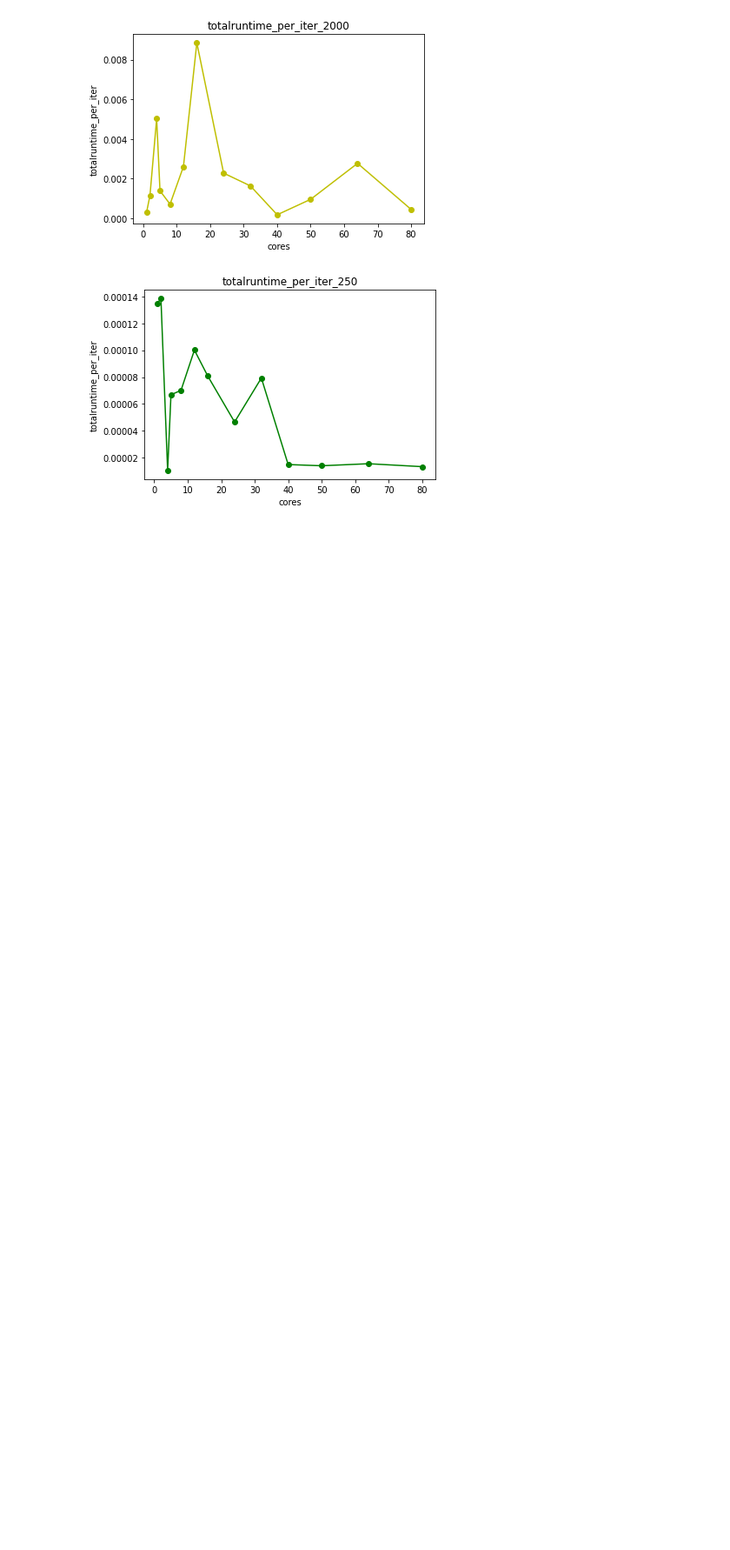
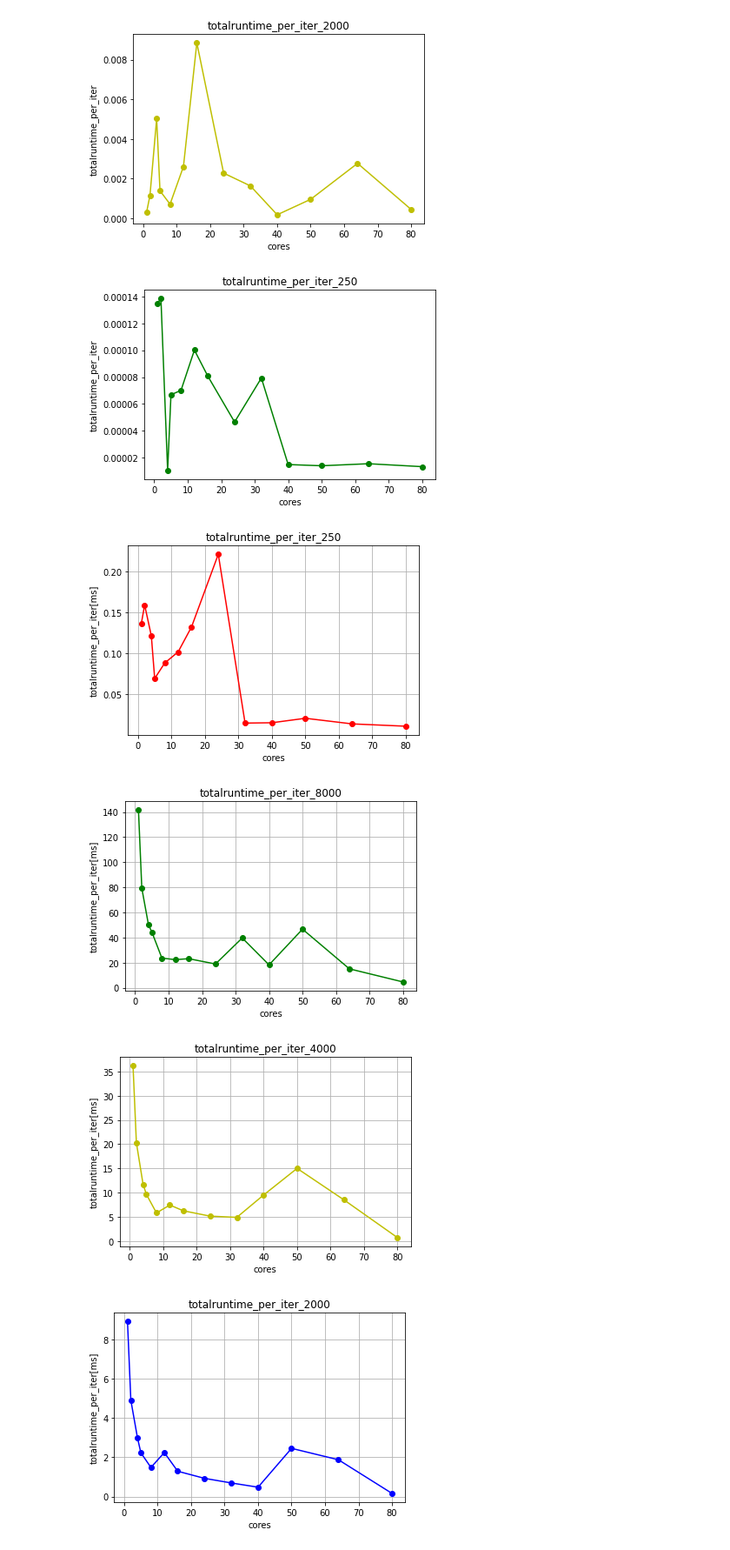
Before and after one commit to GenosW/NSSC2, a Jupyter notebook: exercise1/Alex/Task2/plots.ipynb, the cells around one changed output. Shown at 87% size. Cells and saved outputs as stored; diff of their text form; code cells hidden in the pictures; blank space fills up the shorter version.

Commit message:
final plots

```diff
--- a/exercise1/Alex/Task2/plots.ipynb
+++ b/exercise1/Alex/Task2/plots.ipynb
@@ -122,0 +127,10 @@ plt.savefig('runtime_per_iter_250')
+# %%
+d = [1,2,4,5,8,12,16,24,32,40,50,64,80]
+# %%
+ok_250 = [1.344388e-04,1.308922e-04,1.745798e-03,3.136706e-05,4.625100e-05,5.690863e-05,4.873150e-05,6.897313e-05,1.519113e-05,1.473719e-05,1.392431e-05,1.347981e-05,1.074294e-05]
+mk_250 = [1.357354e-04,1.586552e-04,1.210112e-04,6.884194e-05,8.774875e-05,1.013192e-04,1.318064e-04,2.206521e-04,1.434400e-05,1.475856e-05,2.022825e-05,1.336644e-05,1.052187e-05]
+
+mk_8000 = [1.415926e-01,7.928838e-02,5.003212e-02,4.435945e-02,2.359715e-02,2.236577e-02,2.313488e-02,1.889025e-02,3.963424e-02,1.820326e-02,4.664375e-02,1.503249e-02,4.597508e-03]
+mk_4000 = [3.622117e-02,2.031253e-02,1.170631e-02,9.617295e-03,5.795838e-03,7.428727e-03,6.239490e-03,5.131214e-03,4.877137e-03,9.496847e-03,1.500199e-02,8.492294e-03,6.802268e-04]
+
+mk_2000 = [8.917101e-03,4.907217e-03,2.973507e-03,2.229606e-03,1.482860e-03,2.239557e-03,1.290247e-03,9.275183e-04,6.929449e-04,4.769185e-04,2.454704e-03,1.874709e-03,1.616519e-04]
@@ -122,0 +147,42 @@ plt.savefig('runtime_per_iter_250')
+# %%
+mk_250 = [1000*i for i in mk_250]
+mk_2000 = [1000*i for i in mk_2000]
+mk_4000 = [1000*i for i in mk_4000]
+mk_8000 = [1000*i for i in mk_8000]
+# %%
+plt.figure()
+plt.title("totalruntime_per_iter_250")
+plt.plot(d,mk_250,'-or',label='res = 250')
+plt.xlabel("cores")
+plt.ylabel("totalruntime_per_iter[ms]")
+plt.grid()
+plt.savefig('runtime_per_iter_250')
+
+plt.figure()
+plt.title("totalruntime_per_iter_8000")
+plt.plot(d,mk_8000,'-og',label='res = 8000')
+plt.xlabel("cores")
+plt.ylabel("totalruntime_per_iter[ms]")
+plt.grid()
+plt.savefig('runtime_per_iter_8000')
+
+plt.figure()
+plt.title("totalruntime_per_iter_4000")
+plt.plot(d,mk_4000,'-oy',label='res = 4000')
+plt.xlabel("cores")
+plt.ylabel("totalruntime_per_iter[ms]")
+plt.grid()
+plt.savefig('runtime_per_iter_4000')
+
+plt.figure()
+plt.title("totalruntime_per_iter_2000")
+plt.plot(d,mk_2000,'-ob',label='res = 2000')
+plt.xlabel("cores")
+plt.ylabel("totalruntime_per_iter[ms]")
+plt.grid()
+plt.savefig('runtime_per_iter_2000')
+# %% [output]
+[figure, added]
+[figure, added]
+[figure, added]
+[figure, added]
```
Also changed, not shown: parts of 5 cells of this notebook, 7 other files.
